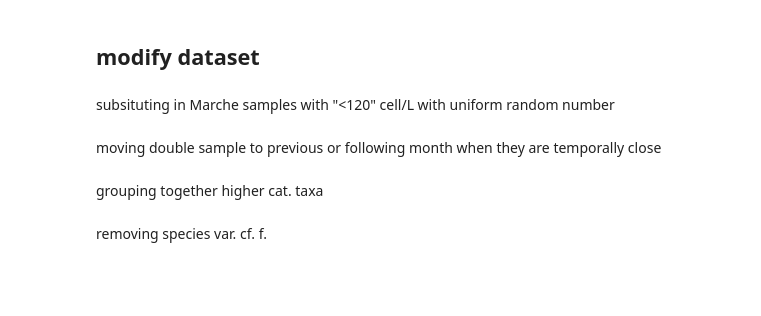
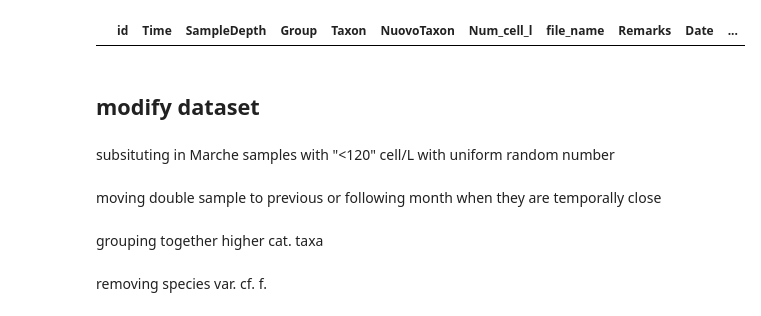
Before and after one commit to Alberto-Ghedin/ISPRA_20152017_Analysis, a Jupyter notebook: Create_dataset/Correct_raw_data.ipynb, the cells around one changed output. Cells and saved outputs as stored; diff of their text form; code cells hidden in the pictures; blank space fills up the shorter version.

```diff
--- a/Create_dataset/Correct_raw_data.ipynb
+++ b/Create_dataset/Correct_raw_data.ipynb
@@ -114,0 +91,4 @@ Chroococcales is an order <br>
+# %%
+phyto_abund_raw.loc[phyto_abund_raw["Taxon"].isna(), :]
+# %% [output]
+|  | id | Time | SampleDepth | Group | Taxon | NuovoTaxon | Num_cell_l | file_name | Remarks | Date | ... |
```
Also changed, not shown: parts of 44 cells of this notebook, 4 other files.
